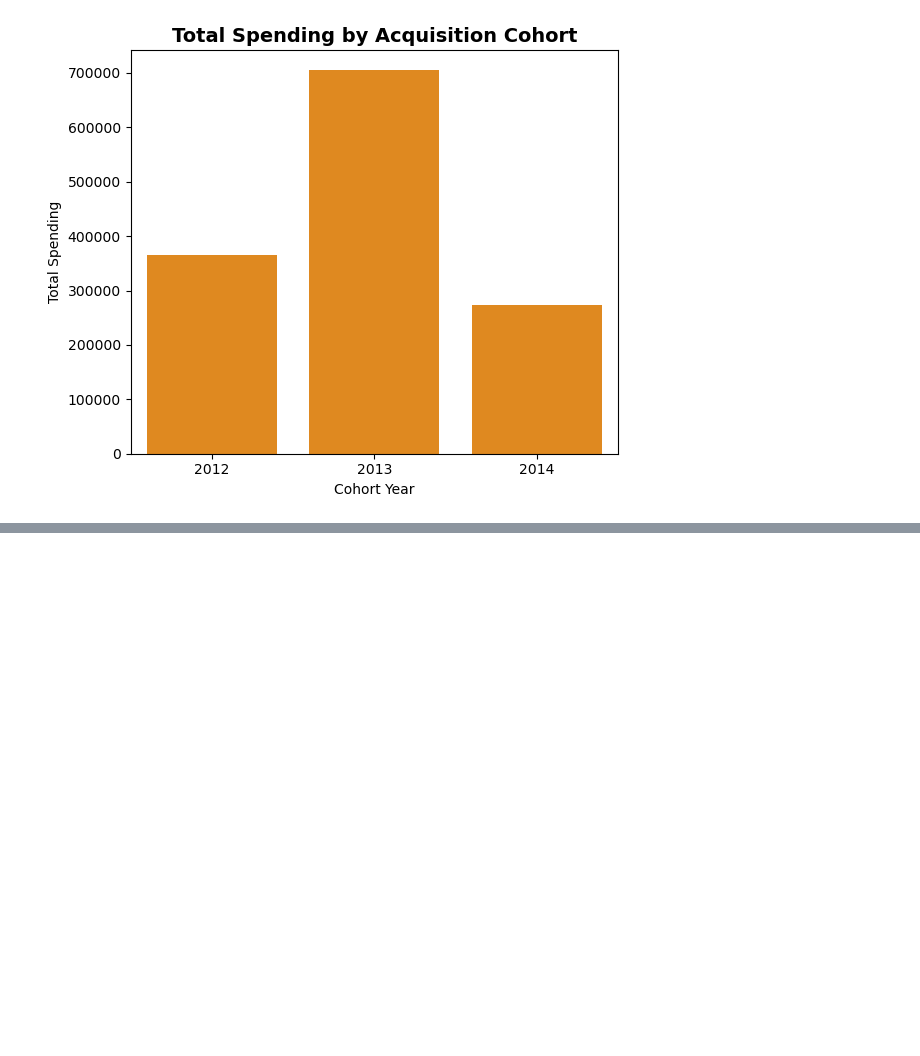
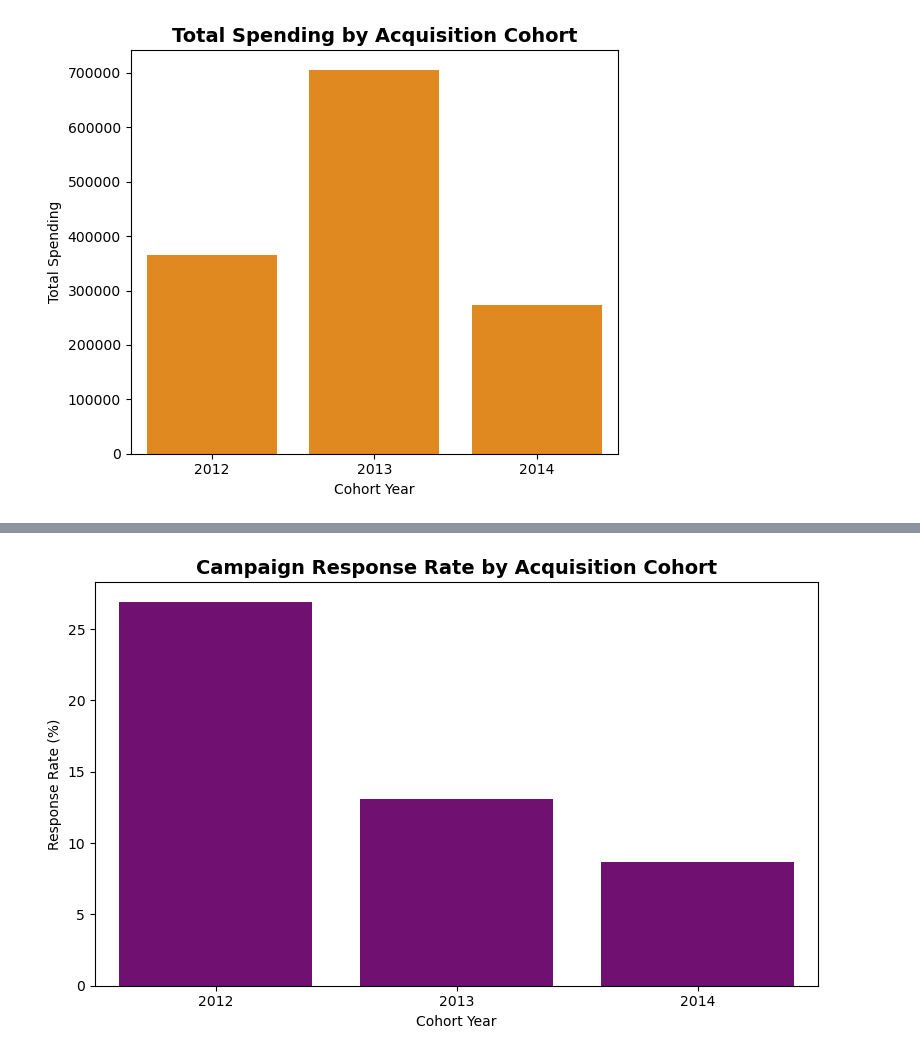
Before and after one commit to annugit1655/Customer-Behaviour-Analysis-with-CLTV, a Jupyter notebook: notebooks/03-Cohort-Analysis_Customer_Engagement.ipynb, the cells around one changed output, grey strips where cells are left out. Saved outputs shown, nothing was run; the diff lists cells and outputs as text; code cells hidden in the pictures; blank space fills up the shorter version.

```diff
--- a/notebooks/03-Cohort-Analysis_Customer_Engagement.ipynb
+++ b/notebooks/03-Cohort-Analysis_Customer_Engagement.ipynb
@@ -354,0 +397,32 @@ plt.show()
+# %%
+# calculate response rate
+campaign_response = (
+    df.groupby("Cohort_Year")["Response"]
+      .agg(["count", "sum", "mean"])
+      .reset_index()
+)
+
+campaign_response["Response_Rate"] = (
+    campaign_response["mean"] * 100
+)
+
+campaign_response
+
+# Plot
+plt.figure(figsize=(8, 5))
+
+sns.barplot(
+    data=campaign_response,
+    x="Cohort_Year",
+    y="Response_Rate",
+    color="purple"
+)
+
+plt.title("Campaign Response Rate by Acquisition Cohort", fontdict={'size':14, 'weight':'bold'})
+plt.xlabel("Cohort Year")
+plt.ylabel("Response Rate (%)")
+
+plt.tight_layout()
+plt.show()
+# %% [output]
+[figure, added]
```
Also changed, not shown: parts of 17 cells of this notebook.
